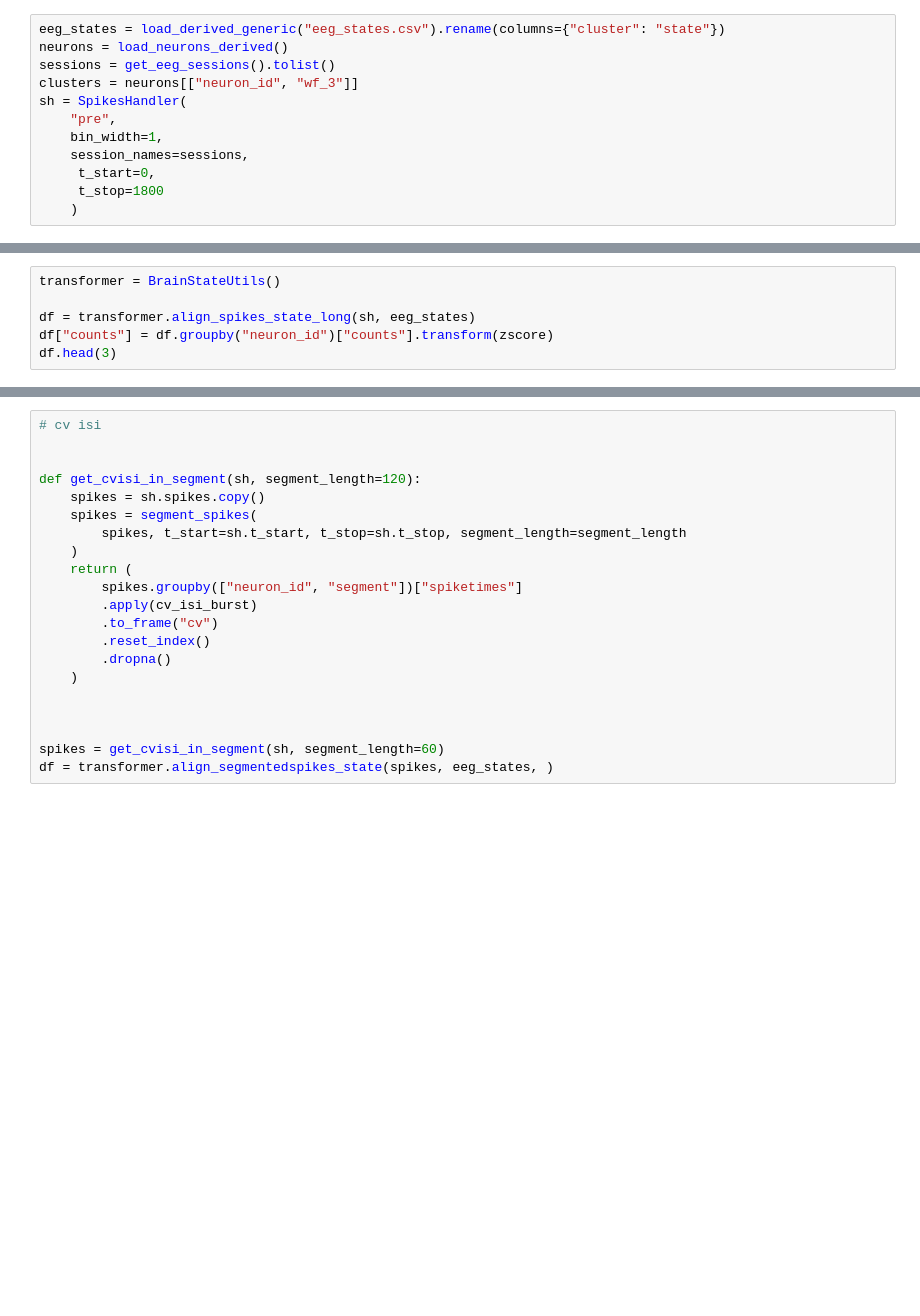
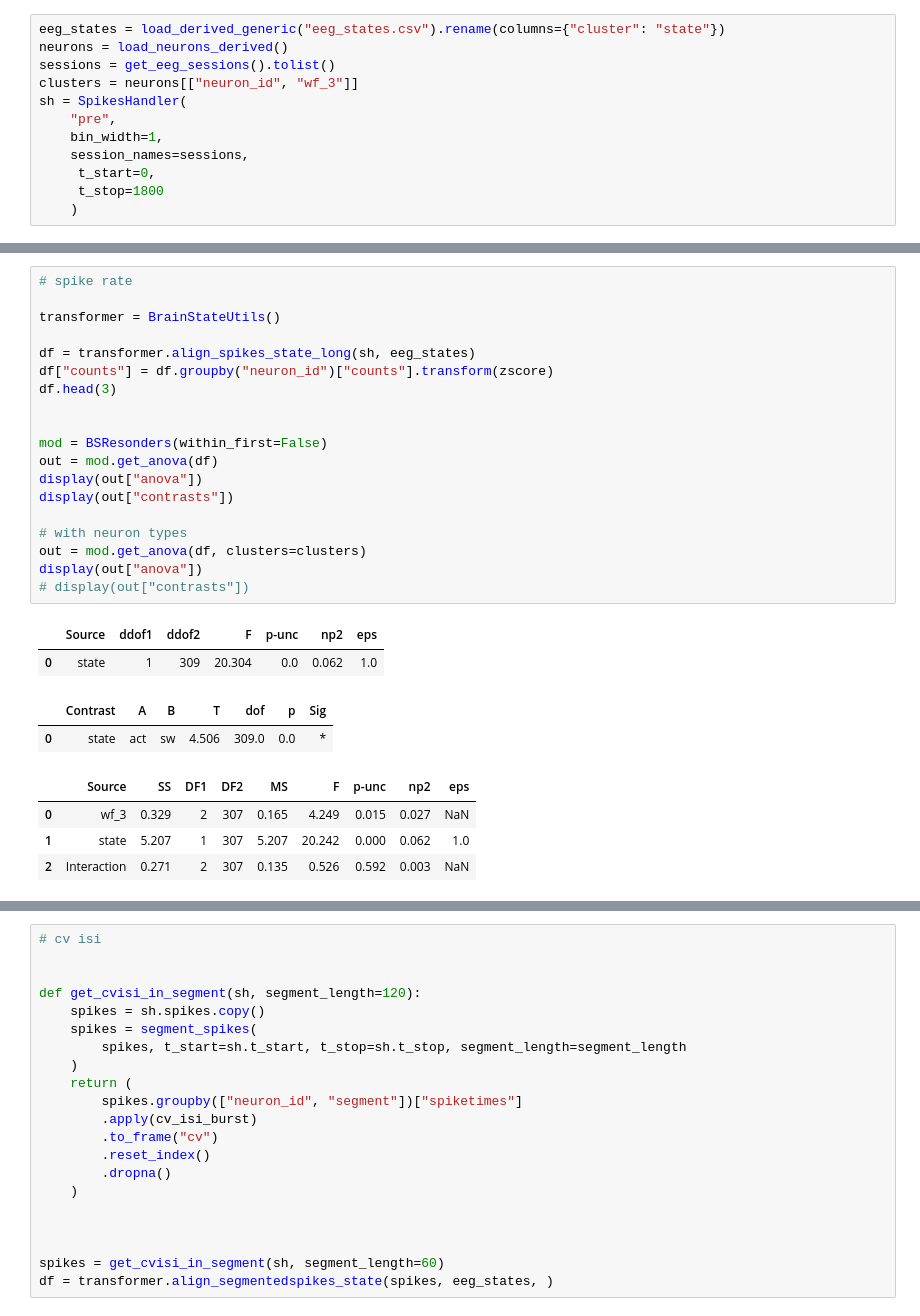
Before and after one commit to Ruairi-osul/drn-interactions, a Jupyter notebook: notebooks/rough work/Brain State/Single Units2.ipynb, the cells around one changed output, grey strips where cells are left out. Drawn from its saved outputs; the diff is of its cells as text; blank space fills up the shorter version.

```diff
--- a/notebooks/rough work/Brain State/Single Units2.ipynb
+++ b/notebooks/rough work/Brain State/Single Units2.ipynb
@@ -37,6 +50,28 @@ sh = SpikesHandler(
 # %%
+# spike rate
+
 transformer = BrainStateUtils()
 
 df = transformer.align_spikes_state_long(sh, eeg_states)
 df["counts"] = df.groupby("neuron_id")["counts"].transform(zscore)
 df.head(3)
+
+
+mod = BSResonders(within_first=False)
+out = mod.get_anova(df)
+display(out["anova"])
+display(out["contrasts"])
+
+# with neuron types
+out = mod.get_anova(df, clusters=clusters)
+display(out["anova"])
+# display(out["contrasts"])
+# %% [output]
+|  | Source | ddof1 | ddof2 | F | p-unc | np2 | eps |
+| 0 | state | 1 | 309 | 20.304 | 0.0 | 0.062 | 1.0 |
+|  | Contrast | A | B | T | dof | p | Sig |
+| 0 | state | act | sw | 4.506 | 309.0 | 0.0 | * |
+|  | Source | SS | DF1 | DF2 | MS | F | p-unc | np2 | eps |
+| 0 | wf_3 | 0.329 | 2 | 307 | 0.165 | 4.249 | 0.015 | 0.027 | NaN |
+| 1 | state | 5.207 | 1 | 307 | 5.207 | 20.242 | 0.000 | 0.062 | 1.0 |
+| 2 | Interaction | 0.271 | 2 | 307 | 0.135 | 0.526 | 0.592 | 0.003 | NaN |
```
Also changed, not shown: parts of 5 cells of this notebook, 5 other files.
